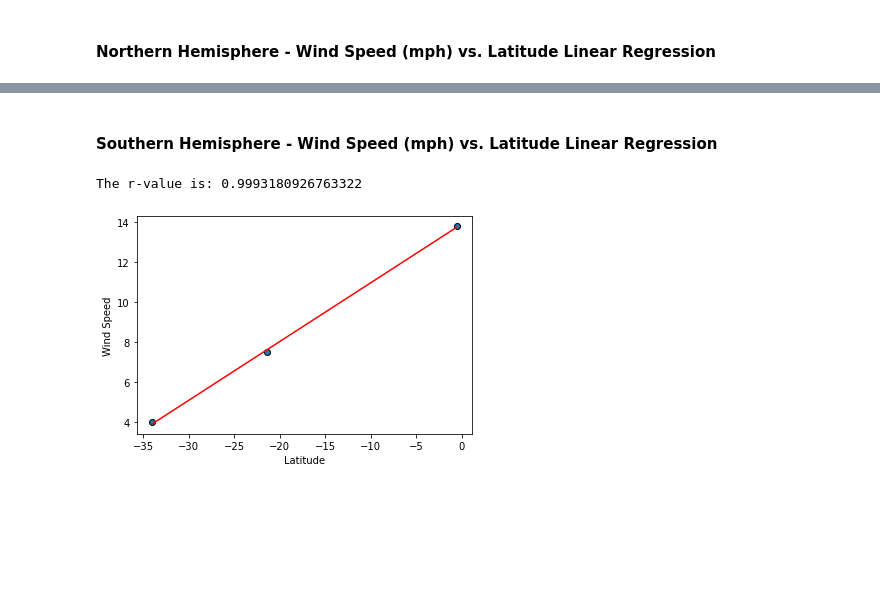
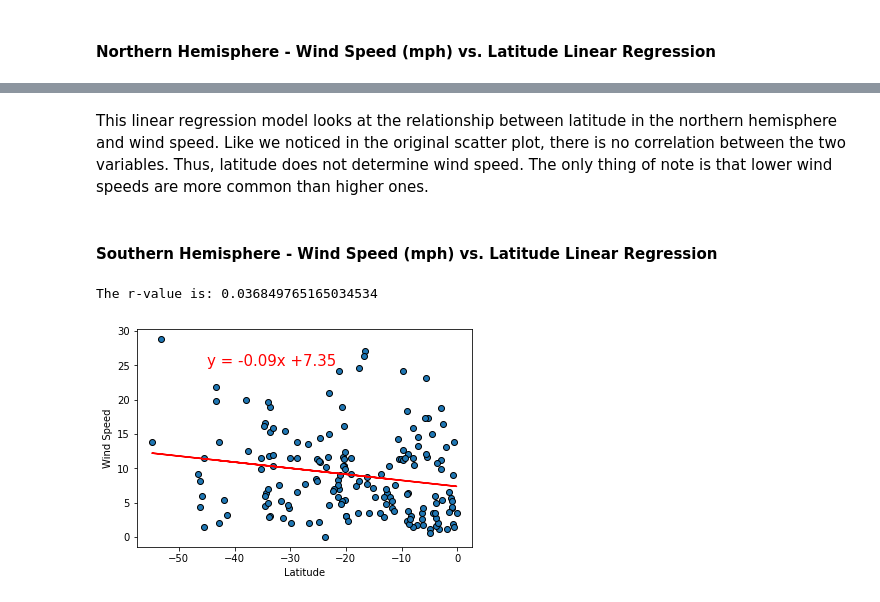
Before and after one commit to apfleegor/python-api-challenge, a Jupyter notebook: WeatherPy/WeatherPy.ipynb, the cells around one changed output, grey strips where cells are left out. Saved outputs shown, nothing was run; the diff lists cells and outputs as text; code cells hidden in the pictures; blank space fills up the shorter version.

```diff
--- a/WeatherPy/WeatherPy.ipynb
+++ b/WeatherPy/WeatherPy.ipynb
@@ -237,2 +183,6 @@ weather_df
 # %%
 #  Get the indices of cities that have humidity over 100%.
+
+if weather_df['Humidity'].max() > 100:
+
+    humid_indices = weather_df.loc[weather_df['Humidity'] >= 100].index.to_list()
@@ -254,4 +188,0 @@ dtype: object
-# %%
-if weather_df['Humidity'].max() >= 100:
-
-    humid_indices = weather_df.loc[weather_df['Humidity'] >= 100].index.to_list()
@@ -262,4 +189,14 @@ weather_df.loc[weather_df['Humidity'] >= 100].index.to_list()
 # %%
 # Make a new DataFrame equal to the city data to drop all humidity outliers by index.
 # Passing "inplace=False" will make a copy of the city_data DataFrame, which we call "clean_city_data".
+
+if weather_df['Humidity'].max() > 100:
+    # drop rows with humidity greater than 100
+    clean_city_data = weather_df.drop(humid_indices, inplace=False)
+
+else:
+    # else create a copy of the dataframe
+    clean_city_data = weather_df.copy(deep=True)
+
+clean_city_data.head()
 # %% [output]
@@ -272,7 +208,0 @@ weather_df.loc[weather_df['Humidity'] >= 100].index.to_list()
-# %%
-if weather_df['Humidity'].max() >= 100:
-    clean_city_data = weather_df.drop(humid_indices, inplace=False)
-else:
-    clean_city_data = weather_df.copy(deep=True)
-
-clean_city_data
@@ -601,27 +573,35 @@ The r-value is: 0.04019723576144484
+# %% [markdown]
+This linear regression model looks at the relationship between latitude in the northern hemisphere and wind speed. Like we noticed in the original scatter plot, there is no correlation between the two variables. Thus, latitude does not determine wind speed. The only thing of note is that lower wind speeds are more common than higher ones.
 # %% [markdown]
 ####  Southern Hemisphere - Wind Speed (mph) vs. Latitude Linear Regression
 # %%
-# get only southern hemisphere
-south_lat_values = clean_city_data.loc[clean_city_data['lat'] <= 0]['lat']
-south_wind_values = clean_city_data.loc[clean_city_data['lat'] <= 0]['Wind Speed']
+# get only southern hemisphere values
+south_lat_values = clean_city_data.loc[clean_city_data['lat'] < 0]['lat']
+south_wind_values = clean_city_data.loc[clean_city_data['lat'] < 0]['Wind Speed']
 
+# perform linear regression
 (slope, intercept, rvalue, pvalue, stderr) = linregress(south_lat_values, south_wind_values)
 regress_values = south_lat_values * slope + intercept
 
+# create string of line equation
 line_eq = "y = " + str(round(slope,2)) + "x +" + str(round(intercept,2))
 
+# create the scatter plot
 plt.scatter(south_lat_values, south_wind_values, edgecolors='black')
 plt.plot(south_lat_values, regress_values, "r-")
 
+# formatting
 plt.xlabel('Latitude')
 plt.ylabel('Wind Speed')
-plt.annotate(line_eq,(-30,55),fontsize=15,color="red")
+plt.annotate(line_eq,(-45,25),fontsize=15,color="red")
 
+# print the r-squared value
 print(f"The r-value is: {rvalue**2}")
 
-plt.savefig('output_data/SouthWindVLat.png')
+# save the plot as an image
+plt.savefig('Images/SouthWindVLat.png')
 
 plt.show()
 # %% [output]
-The r-value is: 0.9993180926763322
+The r-value is: 0.036849765165034534
-[figure, old version]
+[figure, new version]
```
Also changed, not shown: parts of 53 cells of this notebook, 14 other files.
